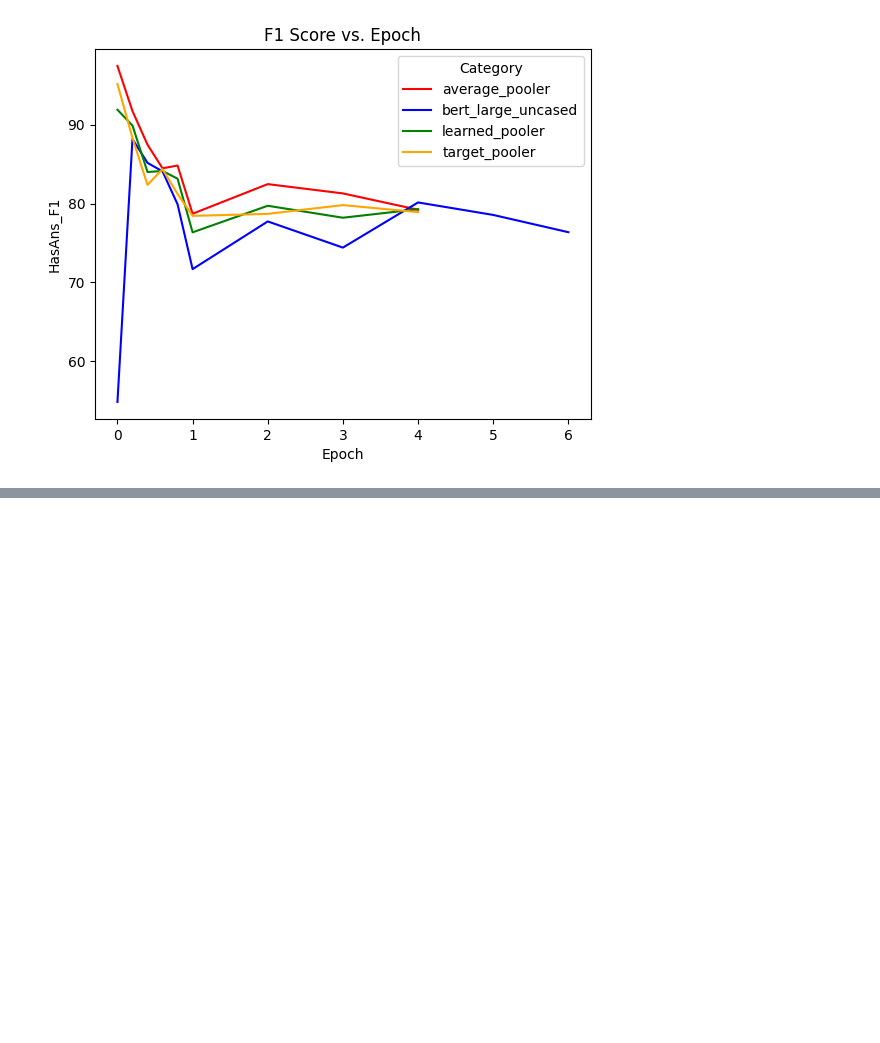
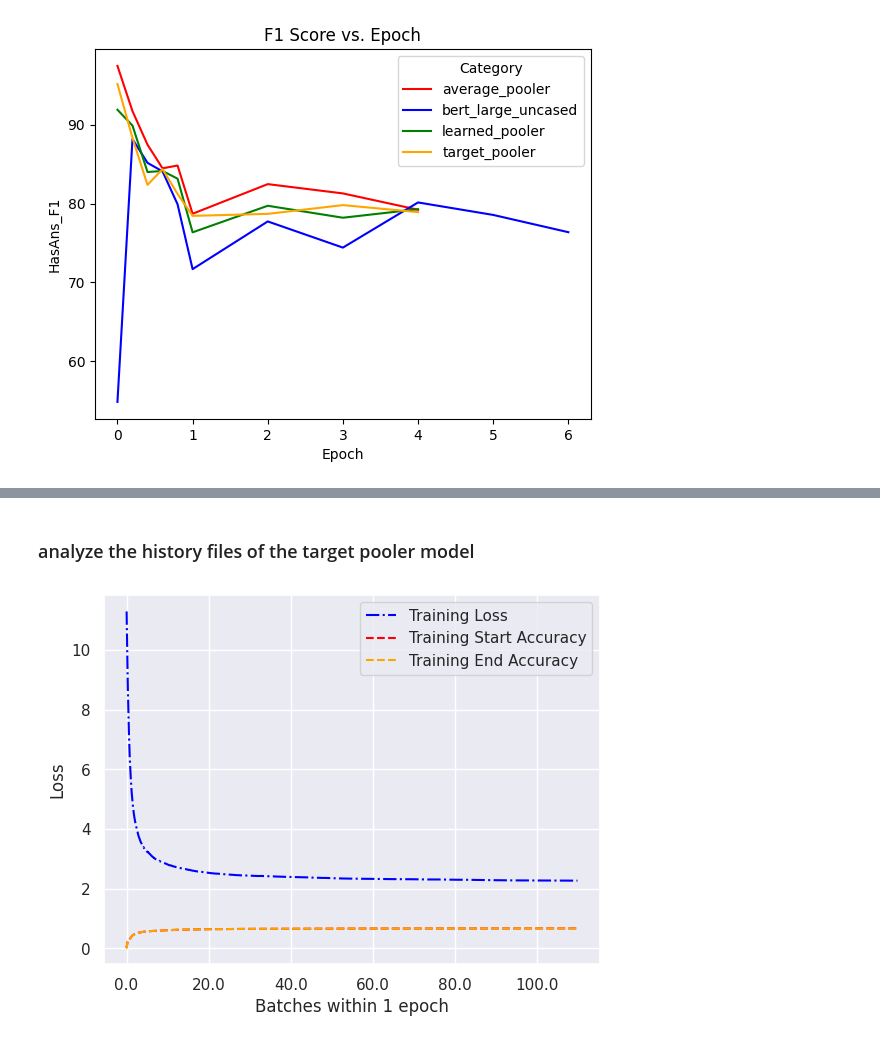
Before and after one commit to teddy661/266_final_project_summer_2023, a Jupyter notebook: model_analysis.ipynb, the cells around one changed output, grey strips where cells are left out. Saved outputs shown, nothing was run; the diff lists cells and outputs as text; code cells hidden in the pictures; blank space fills up the shorter version.

Commit message:
finished all the history analysis 1 epoch

```diff
--- a/model_analysis.ipynb
+++ b/model_analysis.ipynb
@@ -62,3 +62,35 @@ data
 | 35 | 4.0 | target_pooler | target_pooler_epochs_04 | 71.6921 | 76.4814 | 64.4568 | 74.0492 | 78.9066 | 78.9066 |
 | 36 | 5.0 | bert_large_uncased | bert_large_uncased_epochs_05 | 72.0037 | 76.6964 | 65.4352 | 74.8341 | 78.5534 | 78.5534 |
 | 37 | 6.0 | bert_large_uncased | bert_large_uncased_epochs_06 | 71.2036 | 76.0217 | 66.0256 | 75.6757 | 76.3667 | 76.3667 |
+# %% [markdown]
+### analyze the history files of the target pooler model
+# %%
+# load the history pkl file
+
+import joblib
+import seaborn as sns
+import matplotlib.pyplot as plt
+
+
+(losses, start_accuracies, end_accuracies) = joblib.load(
+    "./models/target_pooler_epochs_01/target_pooler_epochs_01_histories_by_batch.pkl", "r"
+)
+
+# Calculate the tick positions and labels
+total_count = len(losses)
+tick_positions = np.arange(0, total_count, 1000)
+tick_labels = [i for i in np.linspace(0, 100, len(tick_positions))]
+
+# Set the tick locations and labels
+plt.xticks(tick_positions, tick_labels)
+
+sns.set(style="darkgrid")
+plt.plot(losses, label="Training Loss", linestyle="dashdot", color="blue")
+plt.plot(start_accuracies, label="Training Start Accuracy", linestyle="--", color="red")
+plt.plot(end_accuracies, label="Training End Accuracy", linestyle="--", color="orange")
+plt.xlabel("Batches within 1 epoch")
+plt.ylabel("Loss")
+plt.legend()
+plt.show()
+# %% [output]
+[figure, added]
```
Also changed, not shown: 5 other files.
